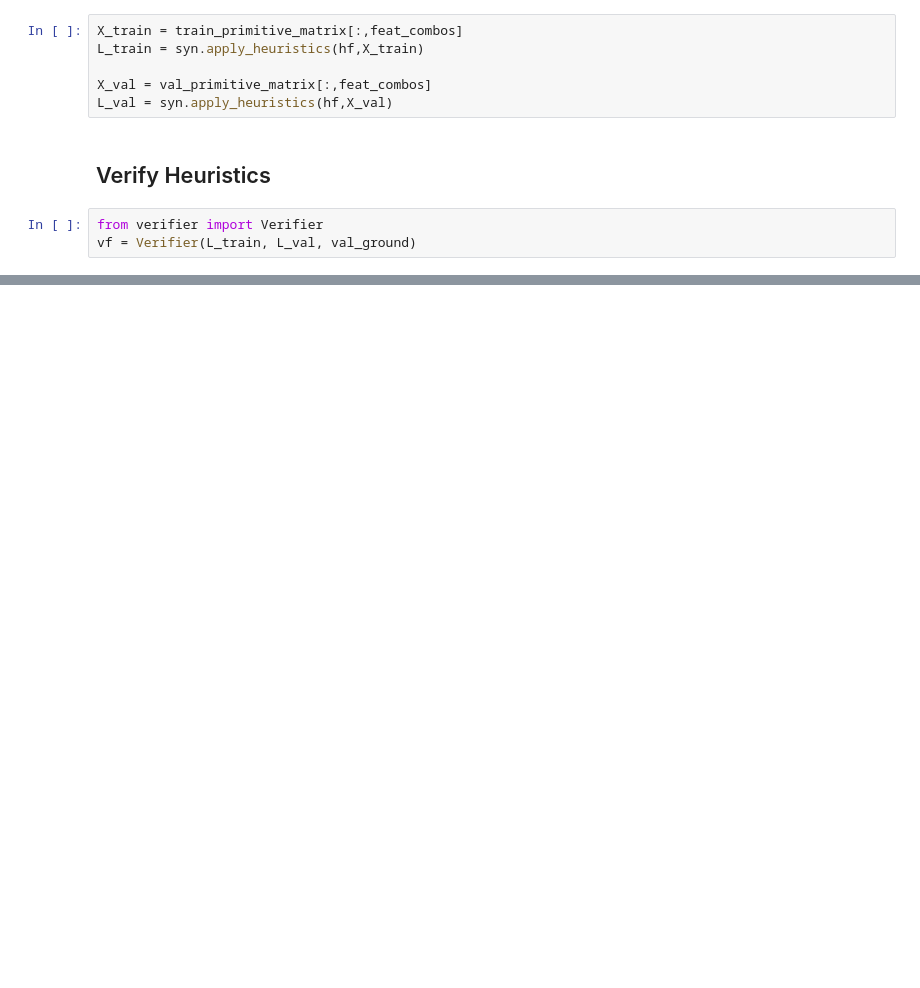
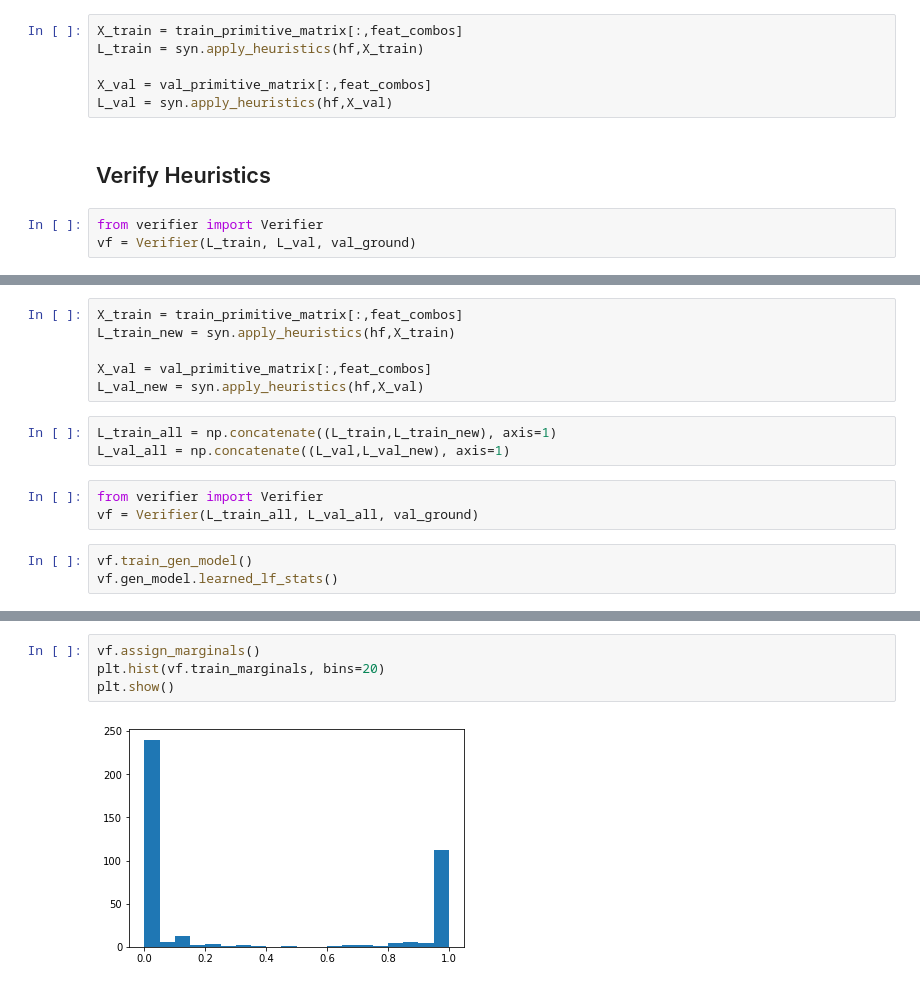
Before and after one commit to HazyResearch/reef, a Jupyter notebook: Synthesis_Test.ipynb, the cells around one changed output, grey strips where cells are left out. Saved outputs shown, nothing was run; the diff lists cells and outputs as text; blank space fills up the shorter version.

```diff
--- a/Synthesis_Test.ipynb
+++ b/Synthesis_Test.ipynb
@@ -83,0 +98,15 @@ incorrect_idx = vf.find_incorrect_points(b=0.6)
+# %%
+X_train = train_primitive_matrix[:,feat_combos]
+L_train_new = syn.apply_heuristics(hf,X_train)
+
+X_val = val_primitive_matrix[:,feat_combos]
+L_val_new = syn.apply_heuristics(hf,X_val)
+# %%
+L_train_all = np.concatenate((L_train,L_train_new), axis=1)
+L_val_all = np.concatenate((L_val,L_val_new), axis=1)
+# %%
+from verifier import Verifier
+vf = Verifier(L_train_all, L_val_all, val_ground)
+# %%
+vf.train_gen_model()
+vf.gen_model.learned_lf_stats()
@@ -83,0 +132,6 @@ incorrect_idx = vf.find_incorrect_points(b=0.6)
+# %%
+vf.assign_marginals()
+plt.hist(vf.train_marginals, bins=20)
+plt.show()
+# %% [output]
+[figure, added]
```
Also changed, not shown: parts of 18 cells of this notebook.
